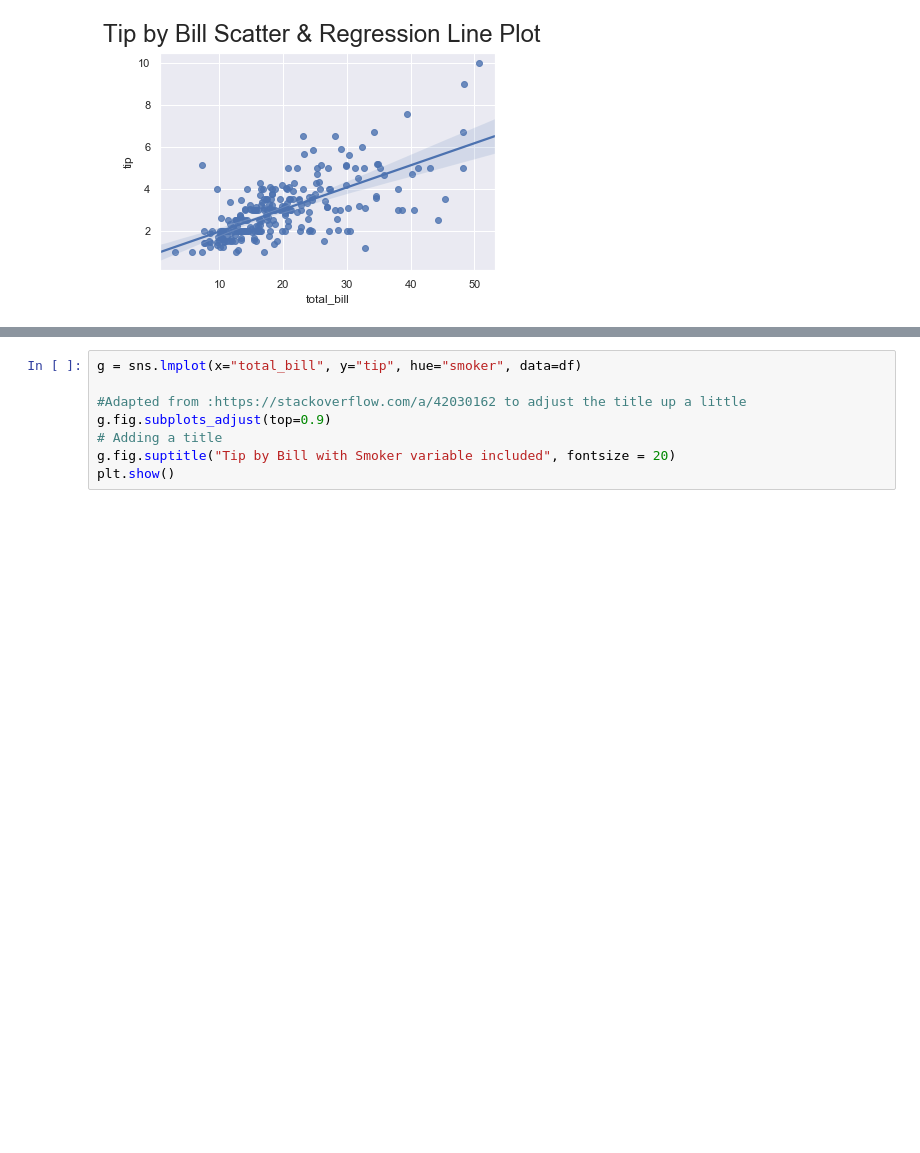
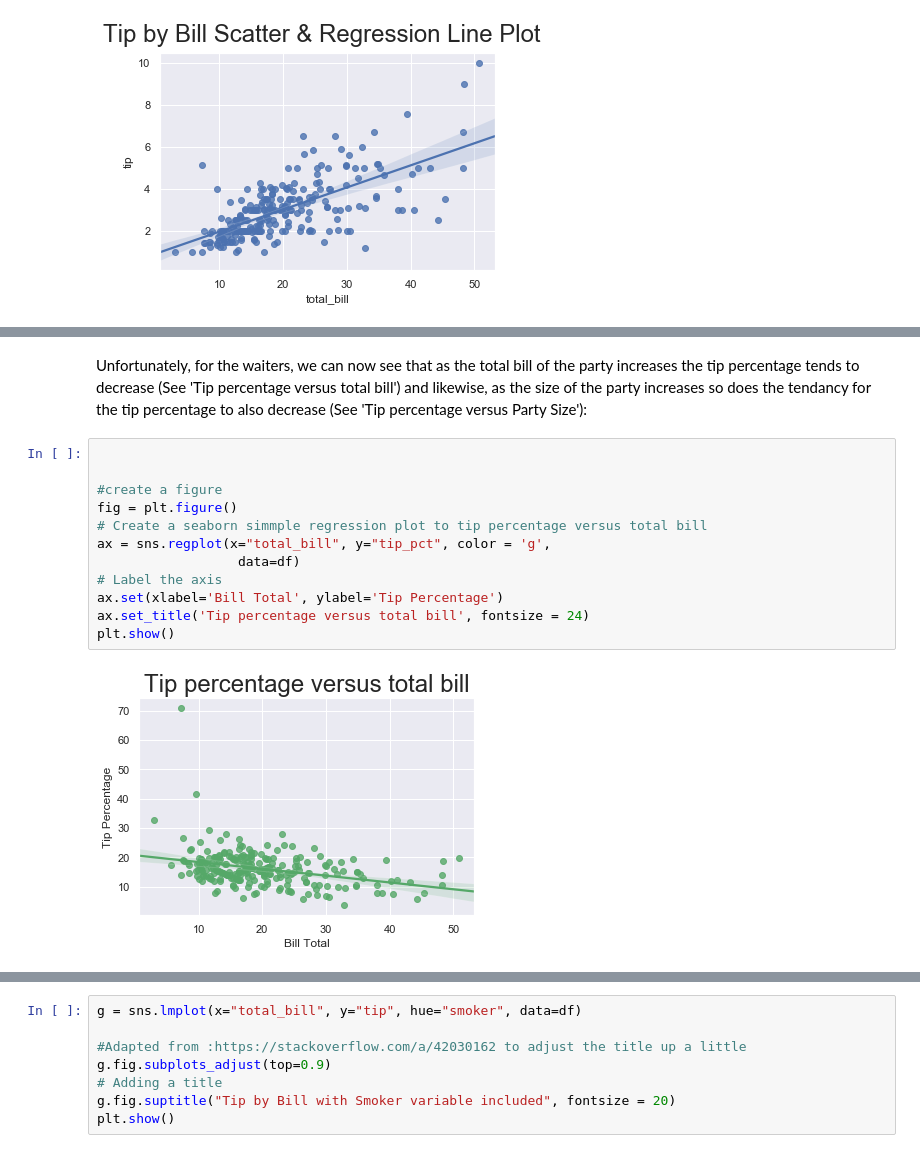
Before and after one commit to fionaoriordan/52446_19_tips, a Jupyter notebook: tips_notebook.ipynb, the cells around one changed output, grey strips where cells are left out. Saved outputs shown, nothing was run; the diff lists cells and outputs as text; blank space fills up the shorter version.

```diff
--- a/tips_notebook.ipynb
+++ b/tips_notebook.ipynb
@@ -453,0 +450,16 @@ plt.show()
+# %% [markdown]
+Unfortunately, for the waiters, we can now see that as the total bill of the party increases the tip percentage tends to decrease (See 'Tip percentage versus total bill') and likewise, as the size of the party increases so does the tendancy for the tip percentage to also decrease (See 'Tip percentage versus Party Size'):
+# %%
+
+
+#create a figure
+fig = plt.figure()
+# Create a seaborn simmple regression plot to tip percentage versus total bill
+ax = sns.regplot(x="total_bill", y="tip_pct", color = 'g',
+                  data=df)
+# Label the axis
+ax.set(xlabel='Bill Total', ylabel='Tip Percentage')
+ax.set_title('Tip percentage versus total bill', fontsize = 24)
+plt.show()
+# %% [output]
+[figure, added]
```
Also changed, not shown: parts of 49 cells of this notebook.
